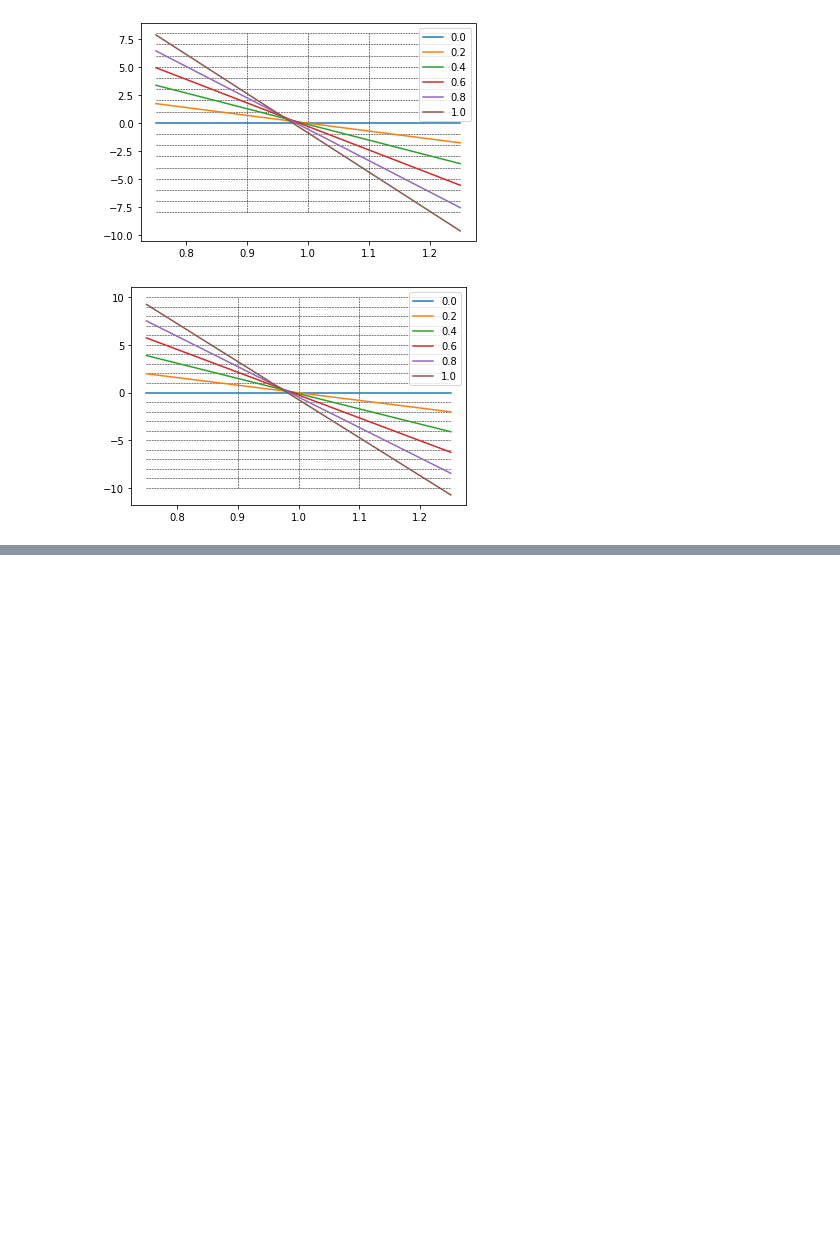
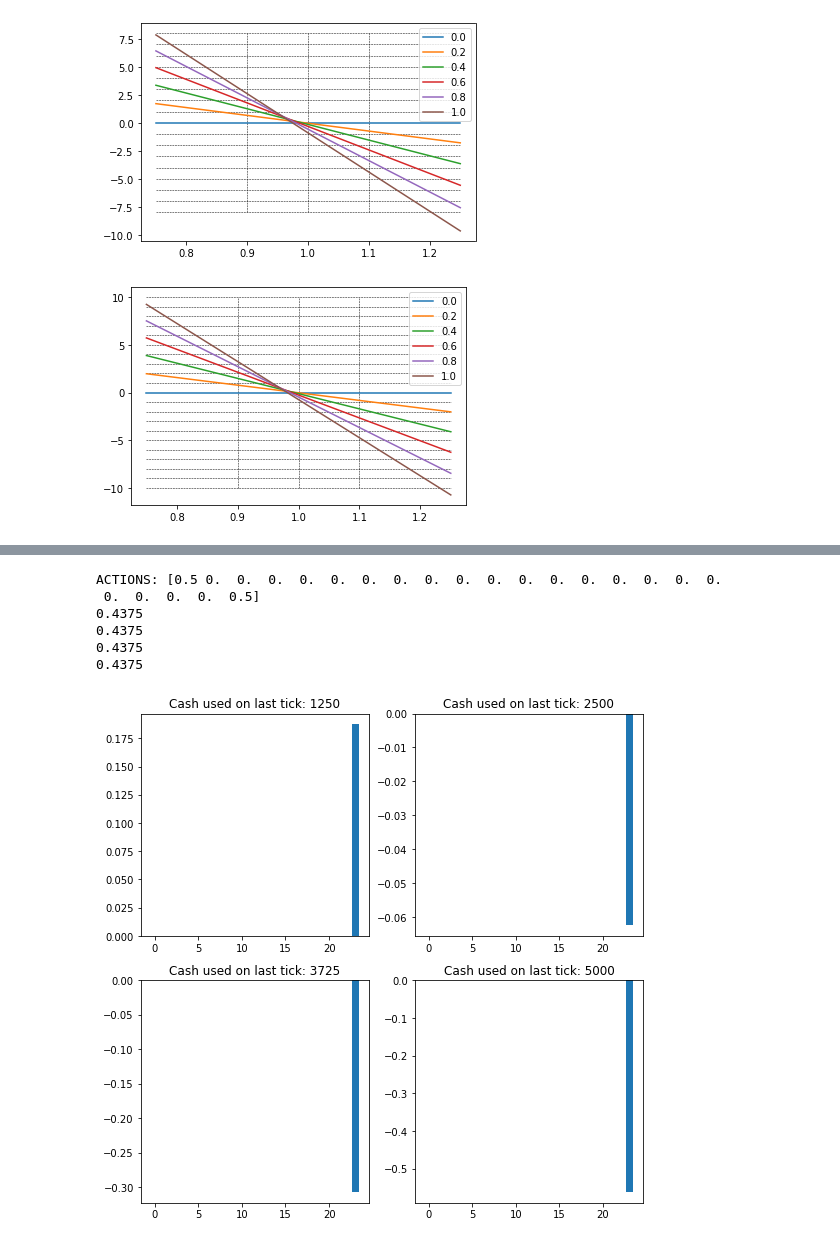
Before and after one commit to iusztinpaul/yacht, a Jupyter notebook: notebooks/opd_reward_functions.ipynb, the cells around one changed output, grey strips where cells are left out. Drawn from its saved outputs; the diff is of its cells as text; code cells hidden in the pictures; blank space fills up the shorter version.

```diff
--- a/notebooks/opd_reward_functions.ipynb
+++ b/notebooks/opd_reward_functions.ipynb
@@ -212,0 +298,10 @@ plot_aggregated(reward_scaling_price=40, reward_scaling_action=0.75, actions=(0.
+# %%
+plot_reward_funcs(ACTIONS[1])
+# %% [output]
+ACTIONS: [0.5 0.  0.  0.  0.  0.  0.  0.  0.  0.  0.  0.  0.  0.  0.  0.  0.  0.
+ 0.  0.  0.  0.  0.5]
+0.4375
+0.4375
+0.4375
+0.4375
+[figure, added]
```
Also changed, not shown: parts of 7 cells of this notebook, 6 other files.
